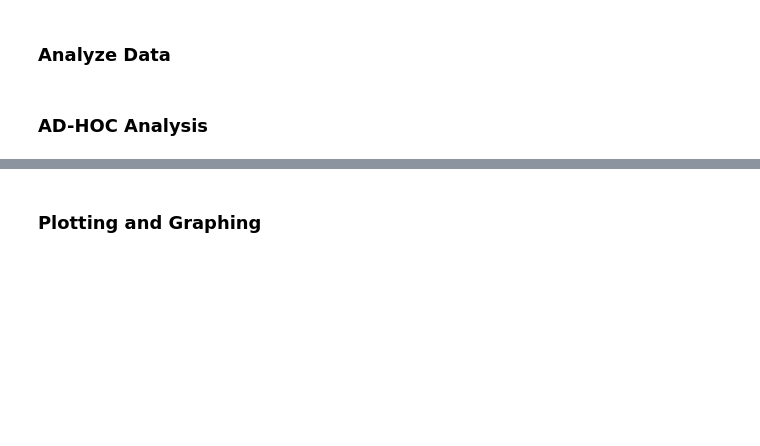
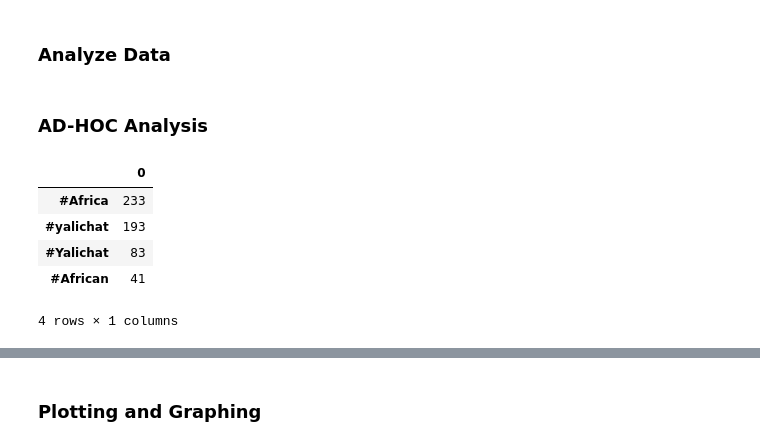
Before and after one commit to geramirez/ipython_notebooks, a Jupyter notebook: twitter_api_explore_v1.ipynb, the cells around one changed output, grey strips where cells are left out. Cells and saved outputs as stored; diff of their text form; code cells hidden in the pictures; blank space fills up the shorter version.

```diff
--- a/twitter_api_explore_v1.ipynb
+++ b/twitter_api_explore_v1.ipynb
@@ -143,5 +223,13 @@ besttime=besttime.sort_index()
 ### AD-HOC Analysis
 # %%
 # get freqencies ex wordfreq
+tagfreq[1:5]
+# %% [output]
+|  | 0 |
+| #Africa | 233 |
+| #yalichat | 193 |
+| #Yalichat | 83 |
+| #African | 41 |
+4 rows × 1 columns
 # %%
 #get time split stats ex. daystats
```
Also changed, not shown: parts of 32 cells of this notebook.
